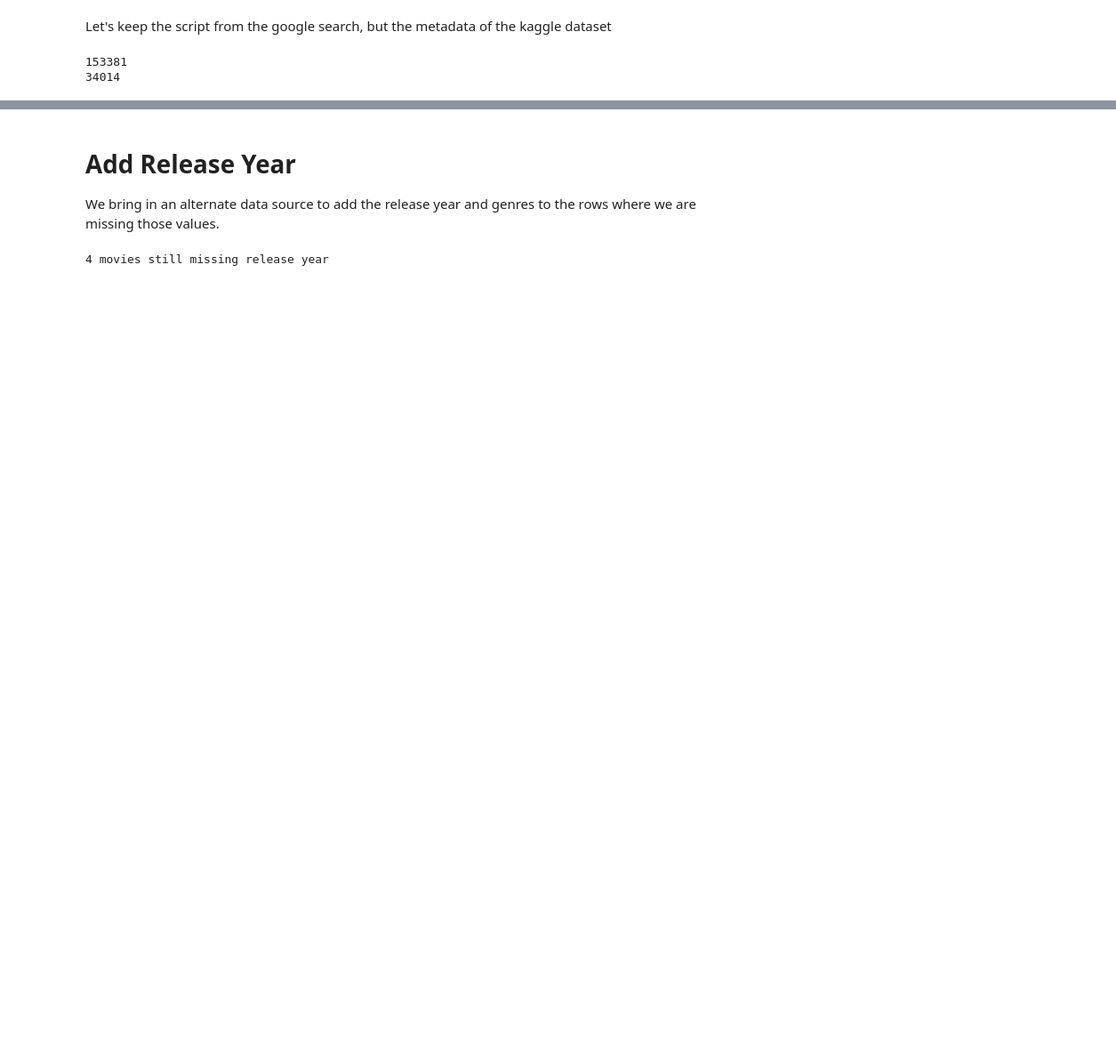
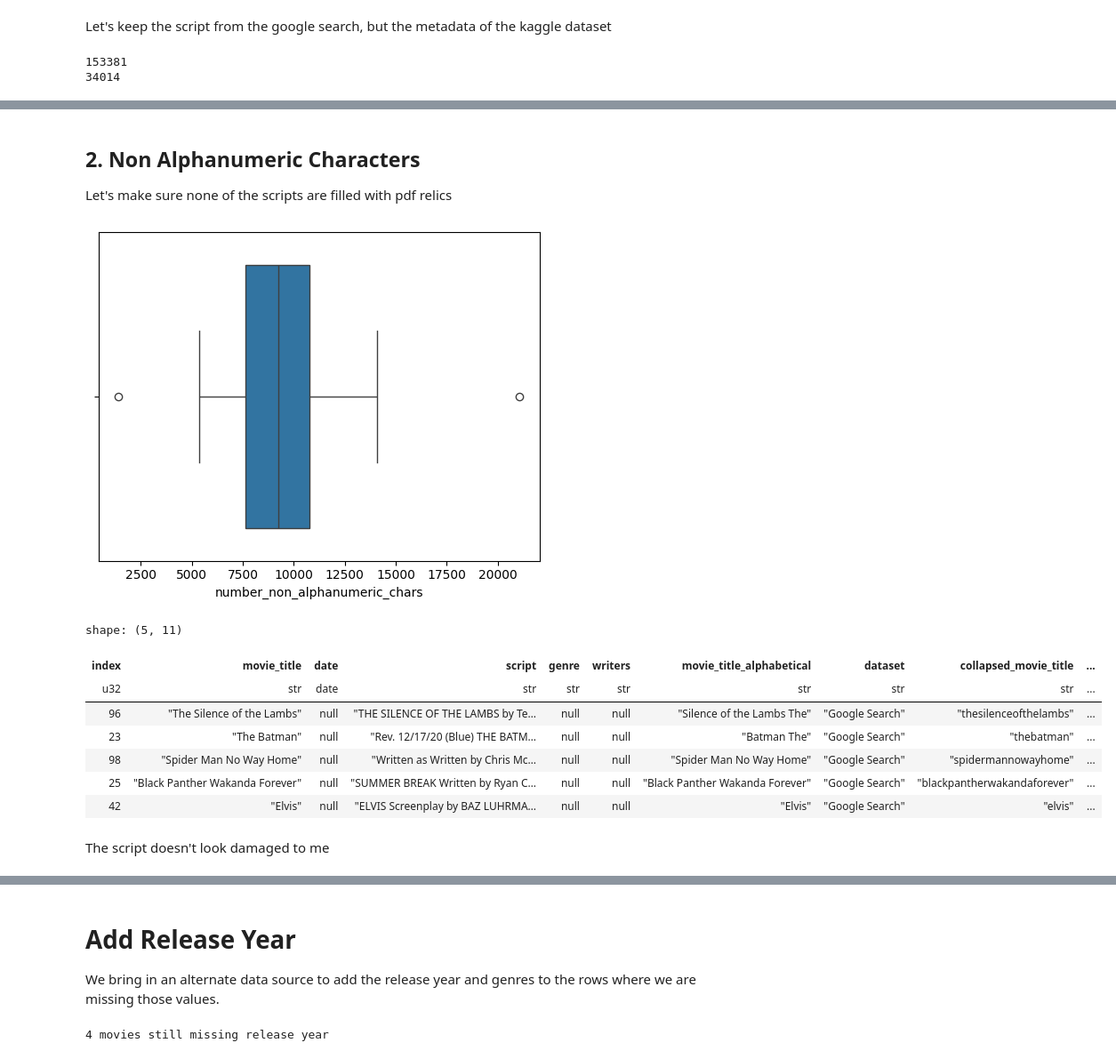
Before and after one commit to award96/Movie-Script-Vector-Search, a Jupyter notebook: add-scripts-to-dataset.ipynb, the cells around one changed output, grey strips where cells are left out. Shown: that part at 89% size. Cells and saved outputs as stored; diff of their text form; code cells hidden in the pictures; blank space fills up the shorter version.

```diff
--- a/add-scripts-to-dataset.ipynb
+++ b/add-scripts-to-dataset.ipynb
@@ -398,0 +259,29 @@ dfout = dfout.filter(pl.col("index") != 21).drop(pl.col("index")).with_row_index
+# %% [markdown]
+## 2. Non Alphanumeric Characters
+
+Let's make sure none of the scripts are filled with pdf relics
+# %%
+dfout = dfout.with_columns(
+    pl.col("script").str.count_matches(r'[^A-z0-9\s]')
+    .alias("number_non_alphanumeric_chars")
+)
+
+sns.boxplot(
+    x = dfout["number_non_alphanumeric_chars"]
+)
+plt.show()
+
+dfout.sort("number_non_alphanumeric_chars", descending=True)\
+    .head()
+# %% [output]
+[figure, added]
+shape: (5, 11)
+| index | movie_title | date | script | genre | writers | movie_title_alphabetical | dataset | collapsed_movie_title | ... |
+| u32 | str | date | str | str | str | str | str | str | ... |
+| 96 | "The Silence of the Lambs" | null | "THE SILENCE OF THE LAMBS by Te… | null | null | "Silence of the Lambs The" | "Google Search" | "thesilenceofthelambs" | ... |
+| 23 | "The Batman" | null | "Rev. 12/17/20 (Blue) THE BATM… | null | null | "Batman The" | "Google Search" | "thebatman" | ... |
+| 98 | "Spider Man No Way Home" | null | "Written as Written by Chris Mc… | null | null | "Spider Man No Way Home" | "Google Search" | "spidermannowayhome" | ... |
+| 25 | "Black Panther Wakanda Forever" | null | "SUMMER BREAK Written by Ryan C… | null | null | "Black Panther Wakanda Forever" | "Google Search" | "blackpantherwakandaforever" | ... |
+| 42 | "Elvis" | null | "ELVIS Screenplay by BAZ LUHRMA… | null | null | "Elvis" | "Google Search" | "elvis" | ... |
+# %% [markdown]
+The script doesn't look damaged to me
```
Also changed, not shown: parts of 55 cells of this notebook.
